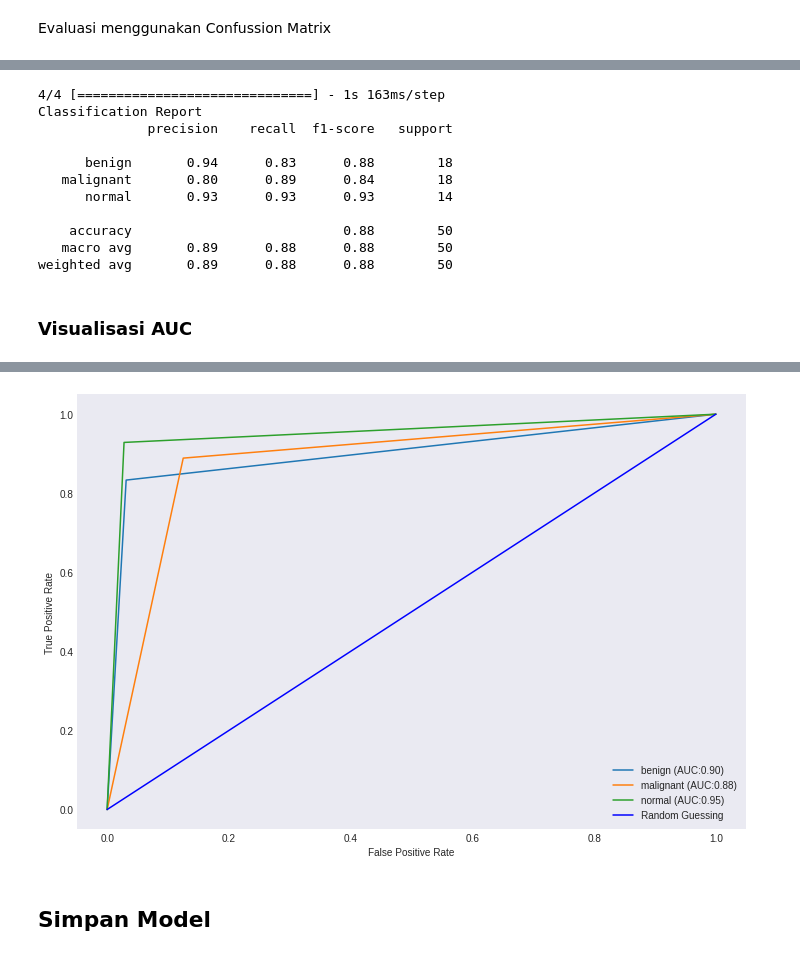
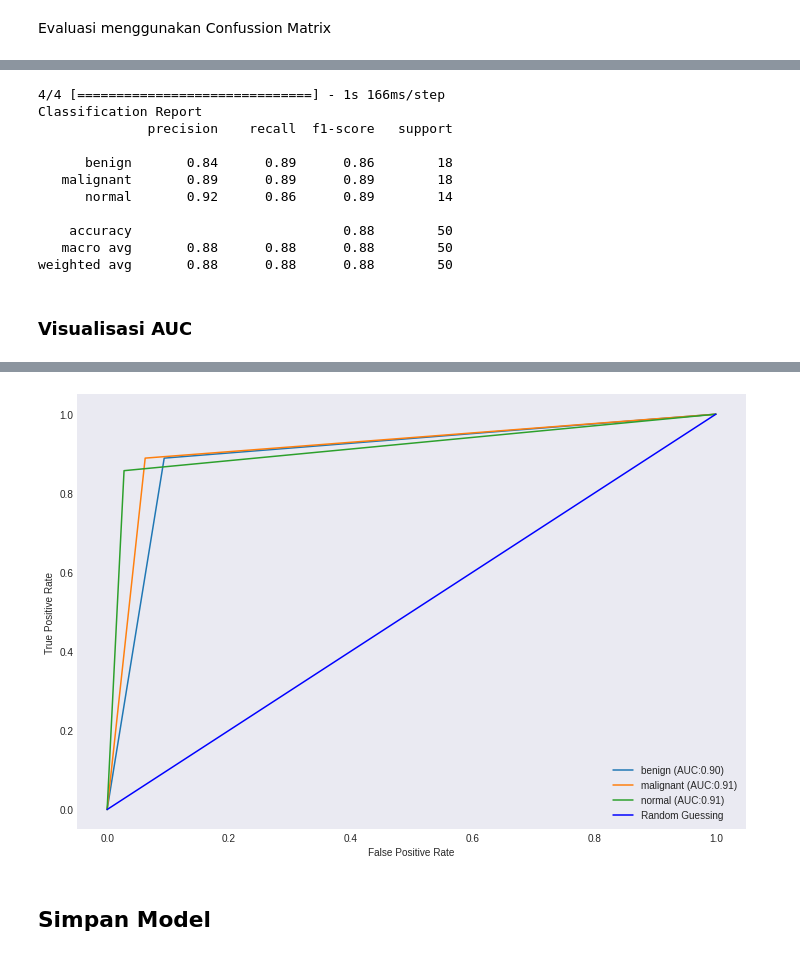
Before and after one commit to mellasylvie/Breast_Cancer_Classification_ResNet152v2, a Jupyter notebook: Notebook Skripsi/Skenario_3_Klasifikasi_Kanker_Payudara.ipynb, the cells around one changed output, grey strips where cells are left out. Saved outputs shown, nothing was run; the diff lists cells and outputs as text; code cells hidden in the pictures.

Commit message:
Memperbarui notebook skenario 3, ganti ukuran batch size

```diff
--- a/Notebook Skripsi/Skenario_3_Klasifikasi_Kanker_Payudara.ipynb
+++ b/Notebook Skripsi/Skenario_3_Klasifikasi_Kanker_Payudara.ipynb
@@ -195,12 +195,13 @@ from keras.regularizers import L2
 
 model = tf.keras.models.Sequential([
     ResNet152V2(weights="imagenet", include_top=False, input_tensor=Input(shape=(image_height, image_width, 3))),
+    Conv2D(512, (3,3), activation='relu'),
+    MaxPooling2D(2,2),
     Flatten(),
     Dropout(0.5),
-    Dense(1024, activation='relu', kernel_regularizer=regularizers.l2(0.001)),
-    Dropout(0.2),
-    Dense(1024, activation='relu', kernel_regularizer=regularizers.l2(0.001)),
-    Dropout(0.2),
+    Dense(512, activation='relu', kernel_regularizer=regularizers.l2(0.001)),
+    Dense(256, activation='relu', kernel_regularizer=regularizers.l2(0.001)),
+    Dropout(0.5),
     Dense(512, activation='relu', kernel_regularizer=regularizers.l2(0.001)),
     Dropout(0.5),
     Dense(3, activation='softmax')
@@ -498,7 +496,7 @@ from sklearn.metrics import classification_report
 
 num_of_train_samples = 443
 num_of_test_samples = 50
-batch_size = 4
+batch_size = 32
 
 Y_pred = model.predict(test_generator, num_of_test_samples // batch_size+1)
 y_pred = np.argmax(Y_pred, axis=1)
@@ -506,17 +504,17 @@ print('Classification Report')
 target_names = list(train_generator.class_indices.keys())
 print(classification_report(test_generator.classes, y_pred, target_names=target_names))
 # %% [output]
-4/4 [==============================] - 1s 163ms/step
+4/4 [==============================] - 1s 166ms/step
 Classification Report
               precision    recall  f1-score   support
 
-      benign       0.94      0.83      0.88        18
-   malignant       0.80      0.89      0.84        18
-      normal       0.93      0.93      0.93        14
+      benign       0.84      0.89      0.86        18
+   malignant       0.89      0.89      0.89        18
+      normal       0.92      0.86      0.89        14
 
     accuracy                           0.88        50
-   macro avg       0.89      0.88      0.88        50
-weighted avg       0.89      0.88      0.88        50
+   macro avg       0.88      0.88      0.88        50
+weighted avg       0.88      0.88      0.88        50
 # %% [markdown]
 ### Visualisasi AUC
 # %%
@@ -538,7 +536,7 @@ def multiclass_roc_auc_score(y_test, y_pred, average="macro"):
     return roc_auc_score(y_test, y_pred, average=average)
 
 test_generator.reset()
-y_pred = model.predict_generator(test_generator, verbose = True)
+y_pred = model.predict(test_generator, verbose = True)
 y_pred = np.argmax(y_pred, axis=1)
 multiclass_roc_auc_score(test_generator.classes, y_pred)
 
@@ -551,4 +549,4 @@ plt.show()
-[figure, old version]
+[figure, new version]
 # %% [markdown]
 ## **Simpan Model**
 # %%
```
Also changed, not shown: parts of 17 cells of this notebook.
